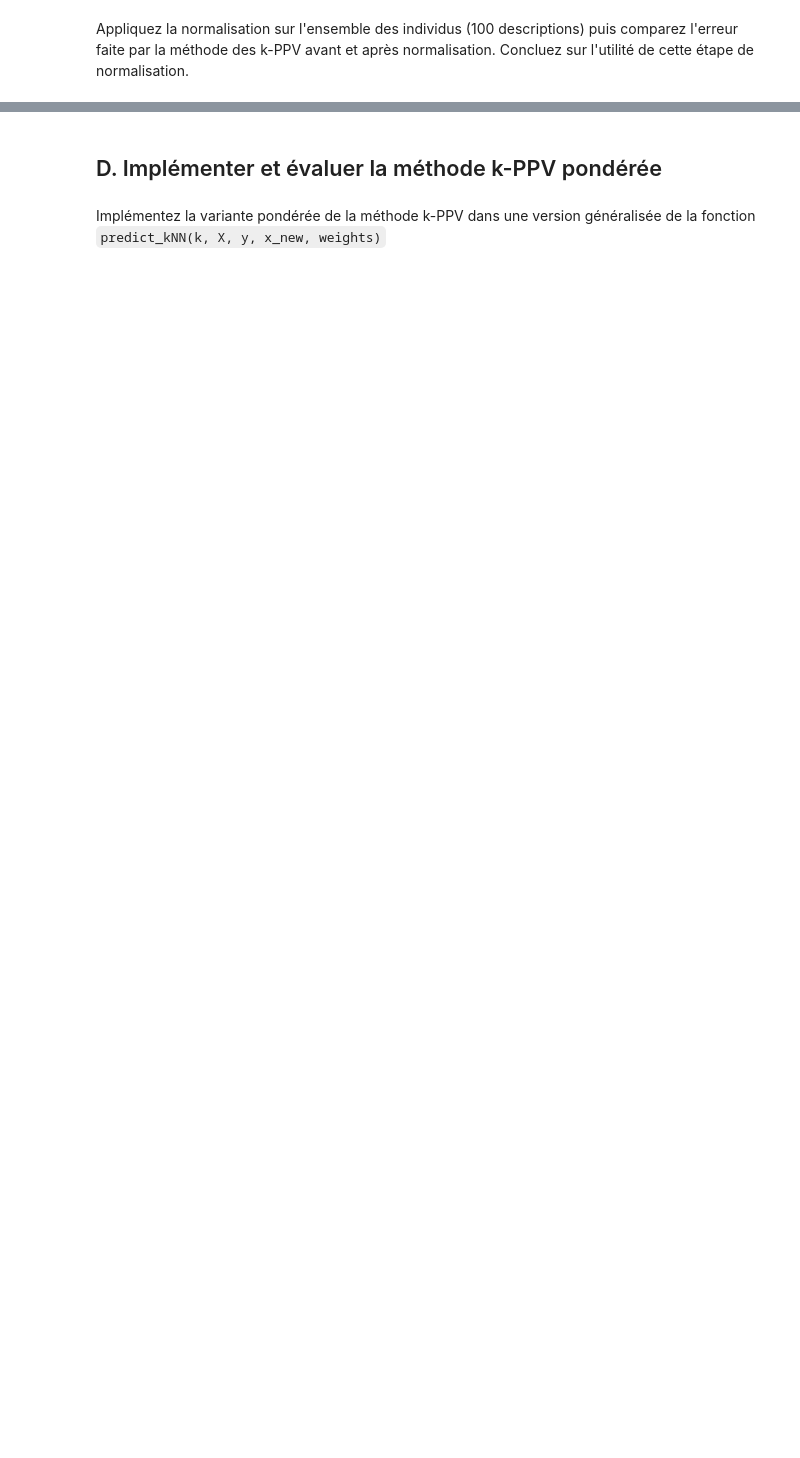
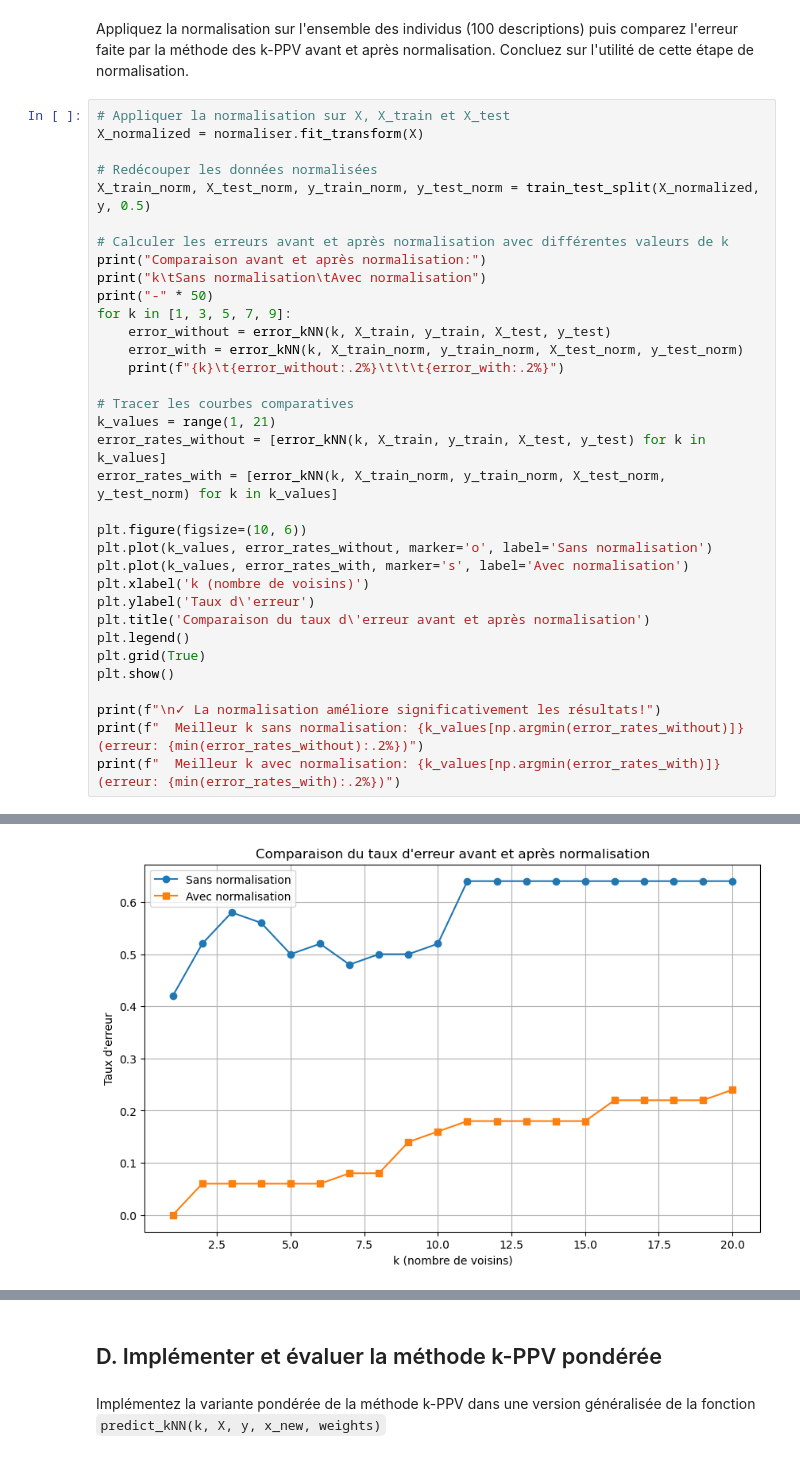
Before and after one commit to BastienMonet/IUT2, a Jupyter notebook: opti/TP4 - Classer avec la méthode des k-Plus Proches Voisins-20260304/TP4_kNN.ipynb, the cells around one changed output, grey strips where cells are left out. Saved outputs shown, nothing was run; the diff lists cells and outputs as text; blank space fills up the shorter version.

```diff
--- a/opti/TP4 - Classer avec la méthode des k-Plus Proches Voisins-20260304/TP4_kNN.ipynb
+++ b/opti/TP4 - Classer avec la méthode des k-Plus Proches Voisins-20260304/TP4_kNN.ipynb
@@ -306,2 +326,37 @@ IndexError: index 16 is out of bounds for axis 0 with size 16
 # %% [markdown]
 Appliquez la normalisation sur l'ensemble des individus (100 descriptions) puis comparez l'erreur faite par la méthode des k-PPV avant et après normalisation. Concluez sur l'utilité de cette étape de normalisation.
+# %%
+# Appliquer la normalisation sur X, X_train et X_test
+X_normalized = normaliser.fit_transform(X)
+
+# Redécouper les données normalisées
+X_train_norm, X_test_norm, y_train_norm, y_test_norm = train_test_split(X_normalized, y, 0.5)
+
+# Calculer les erreurs avant et après normalisation avec différentes valeurs de k
+print("Comparaison avant et après normalisation:")
+print("k\tSans normalisation\tAvec normalisation")
+print("-" * 50)
+for k in [1, 3, 5, 7, 9]:
+    error_without = error_kNN(k, X_train, y_train, X_test, y_test)
+    error_with = error_kNN(k, X_train_norm, y_train_norm, X_test_norm, y_test_norm)
+    print(f"{k}\t{error_without:.2%}\t\t\t{error_with:.2%}")
+
+# Tracer les courbes comparatives
+k_values = range(1, 21)
+error_rates_without = [error_kNN(k, X_train, y_train, X_test, y_test) for k in k_values]
+error_rates_with = [error_kNN(k, X_train_norm, y_train_norm, X_test_norm, y_test_norm) for k in k_values]
+
+plt.figure(figsize=(10, 6))
+plt.plot(k_values, error_rates_without, marker='o', label='Sans normalisation')
+plt.plot(k_values, error_rates_with, marker='s', label='Avec normalisation')
+plt.xlabel('k (nombre de voisins)')
+plt.ylabel('Taux d\'erreur')
+plt.title('Comparaison du taux d\'erreur avant et après normalisation')
+plt.legend()
+plt.grid(True)
+plt.show()
+
+print(f"\n✓ La normalisation améliore significativement les résultats!")
+print(f"  Meilleur k sans normalisation: {k_values[np.argmin(error_rates_without)]} (erreur: {min(error_rates_without):.2%})")
+print(f"  Meilleur k avec normalisation: {k_values[np.argmin(error_rates_with)]} (erreur: {min(error_rates_with):.2%})")
+# %% [output]
@@ -307,0 +371 @@ Appliquez la normalisation sur l'ensemble des individus (100 descriptions) puis
+[figure, added]
```
Also changed, not shown: parts of 10 cells of this notebook, 45 other files.
